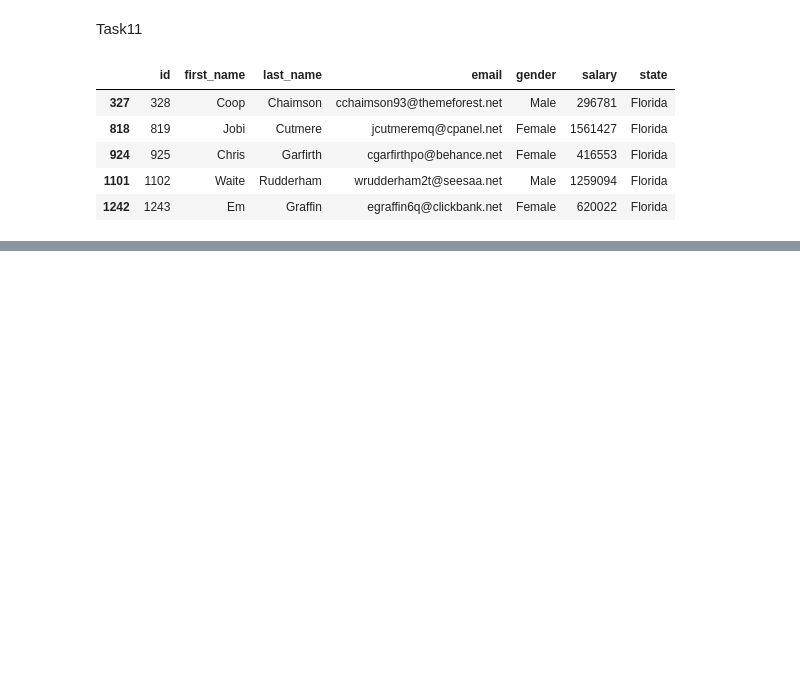
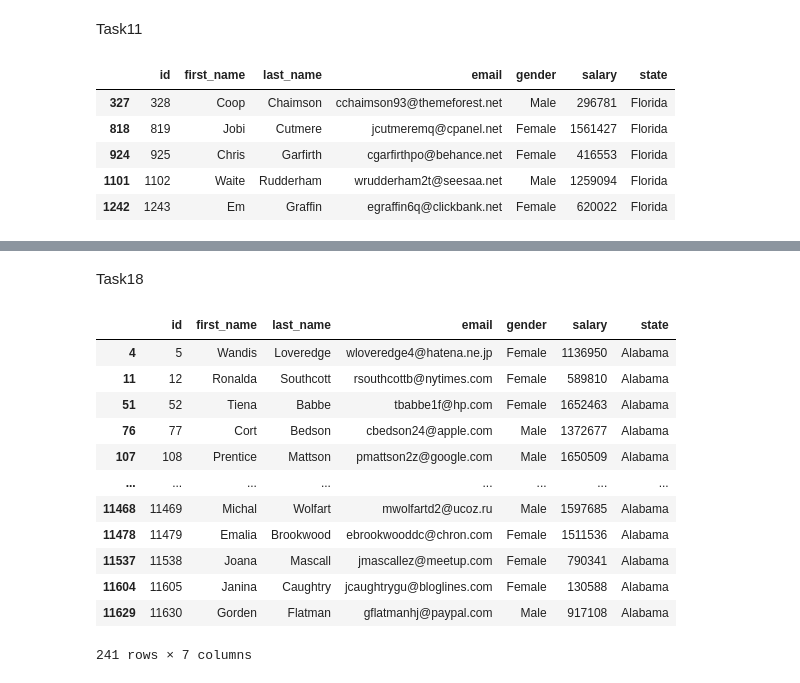
Before and after one commit to java-github-dotcom/py_classes, a Jupyter notebook: class_9/class_9.ipynb, the cells around one changed output, grey strips where cells are left out. Cells and saved outputs as stored; diff of their text form; code cells hidden in the pictures; blank space fills up the shorter version.

```diff
--- a/class_9/class_9.ipynb
+++ b/class_9/class_9.ipynb
@@ -199,0 +282,22 @@ dff.head()
+# %% [markdown]
+Task18
+# %%
+dff = df[
+    (df['state'] == 'Alabama')
+    & (df['salary'] >= 100_000)
+]
+dff
+# %% [output]
+|  | id | first_name | last_name | email | gender | salary | state |
+| 4 | 5 | Wandis | Loveredge | wloveredge4@hatena.ne.jp | Female | 1136950 | Alabama |
+| 11 | 12 | Ronalda | Southcott | rsouthcottb@nytimes.com | Female | 589810 | Alabama |
+| 51 | 52 | Tiena | Babbe | tbabbe1f@hp.com | Female | 1652463 | Alabama |
+| 76 | 77 | Cort | Bedson | cbedson24@apple.com | Male | 1372677 | Alabama |
+| 107 | 108 | Prentice | Mattson | pmattson2z@google.com | Male | 1650509 | Alabama |
+| ... | ... | ... | ... | ... | ... | ... | ... |
+| 11468 | 11469 | Michal | Wolfart | mwolfartd2@ucoz.ru | Male | 1597685 | Alabama |
+| 11478 | 11479 | Emalia | Brookwood | ebrookwooddc@chron.com | Female | 1511536 | Alabama |
+| 11537 | 11538 | Joana | Mascall | jmascallez@meetup.com | Female | 790341 | Alabama |
+| 11604 | 11605 | Janina | Caughtry | jcaughtrygu@bloglines.com | Female | 130588 | Alabama |
+| 11629 | 11630 | Gorden | Flatman | gflatmanhj@paypal.com | Male | 917108 | Alabama |
+241 rows × 7 columns
```
Also changed, not shown: parts of 22 cells of this notebook.
